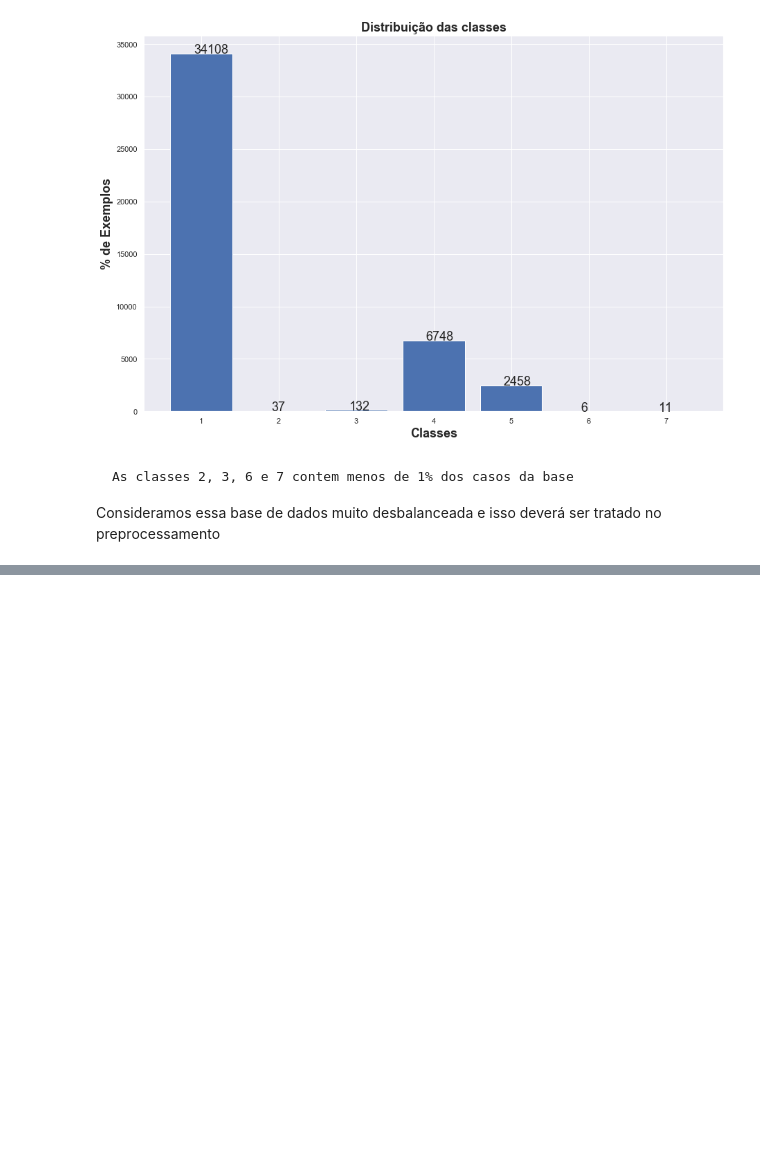
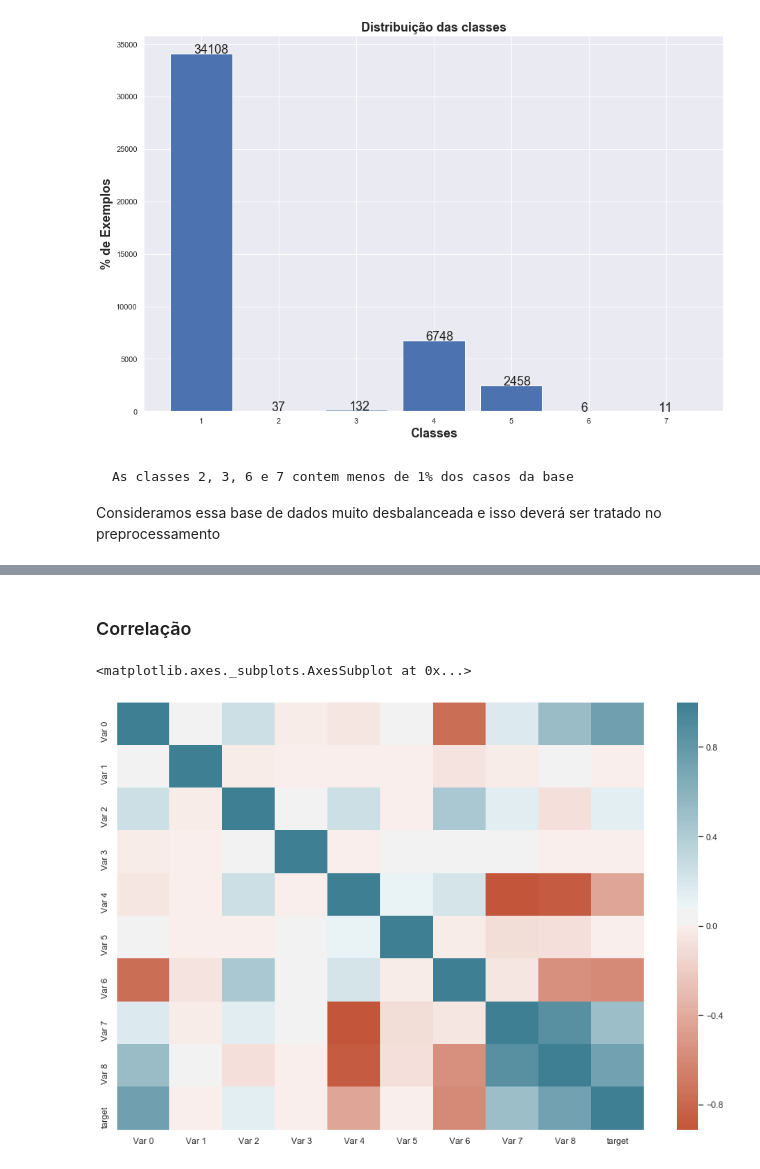
Before and after one commit to Fillipedem/UCI-Statlog-Shuttle, a Jupyter notebook: eda.ipynb, the cells around one changed output, grey strips where cells are left out. Cells and saved outputs as stored; diff of their text form; code cells hidden in the pictures; blank space fills up the shorter version.

```diff
--- a/eda.ipynb
+++ b/eda.ipynb
@@ -66,0 +108,8 @@ dist[1]
+# %% [markdown]
+### Correlação
+# %%
+corr = df_train.corr()
+sns.heatmap(corr, cmap=sns.diverging_palette(20, 220, n=200))
+# %% [output]
+<matplotlib.axes._subplots.AxesSubplot at 0x...>
+[figure, added]
```
Also changed, not shown: parts of 16 cells of this notebook.
